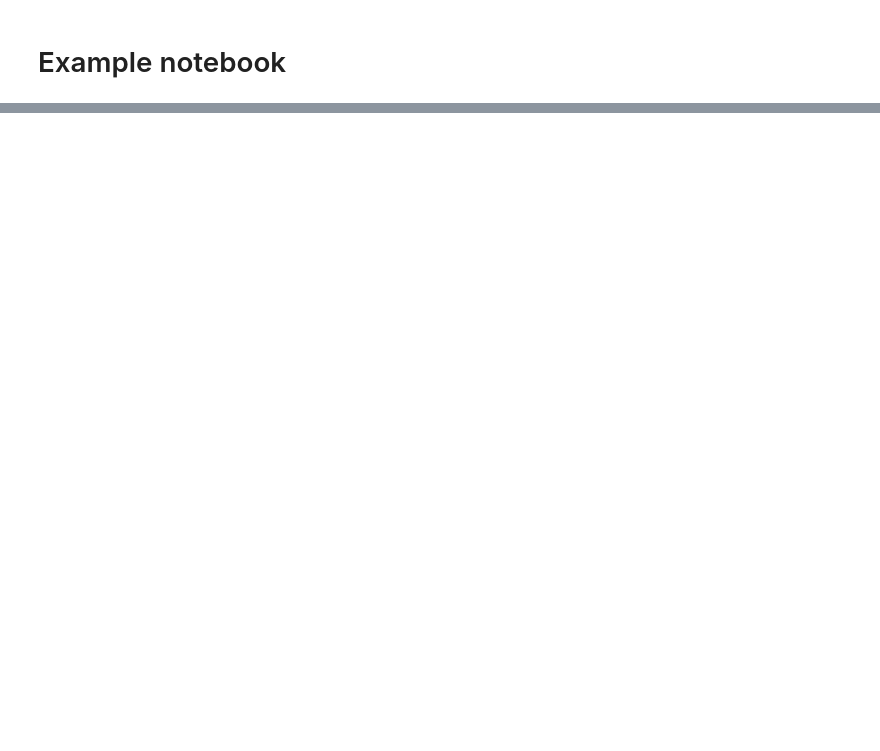
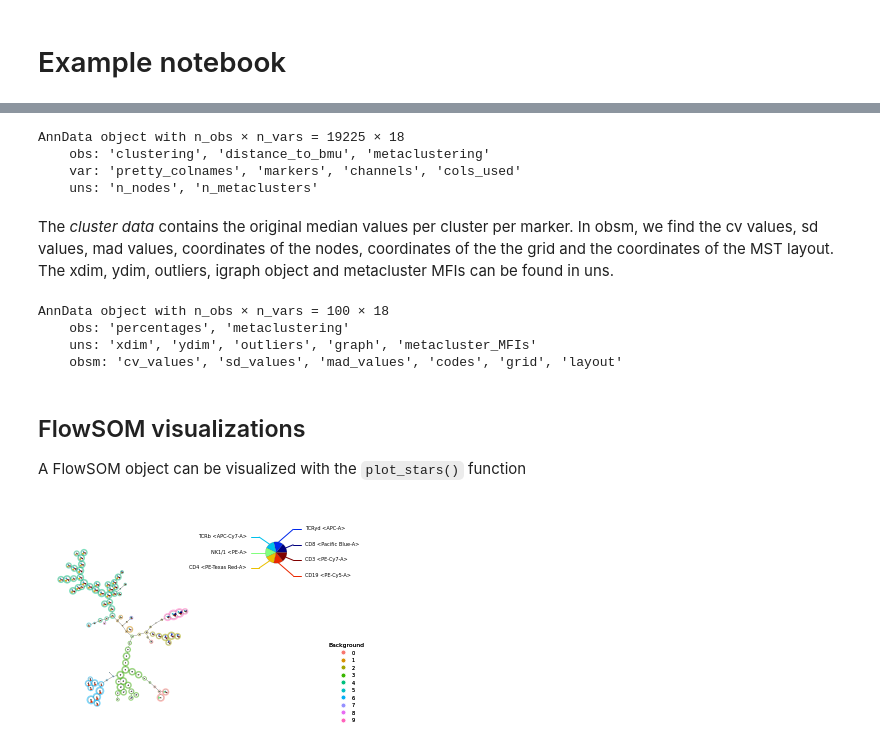
Before and after one commit to saeyslab/FlowSOM_Python, a Jupyter notebook: docs/notebooks/example.ipynb, the cells around one changed output, grey strips where cells are left out. Cells and saved outputs as stored; diff of their text form; code cells hidden in the pictures; blank space fills up the shorter version.

```diff
--- a/docs/notebooks/example.ipynb
+++ b/docs/notebooks/example.ipynb
@@ -28,0 +104,3 @@ Implement a preprocessing function here.
+# %%
+fsom = fs.FlowSOM(ff_t, cols_to_use, xdim = 10, ydim = 10, n_clus = 10)
+fsom.mudata
@@ -28,0 +128,27 @@ Implement a preprocessing function here.
+# %%
+fsom.get_cell_data()
+# %% [output]
+AnnData object with n_obs × n_vars = 19225 × 18
+    obs: 'clustering', 'distance_to_bmu', 'metaclustering'
+    var: 'pretty_colnames', 'markers', 'channels', 'cols_used'
+    uns: 'n_nodes', 'n_metaclusters'
+# %% [markdown]
+The *cluster data* contains the original median values per cluster per marker.
+In obsm, we find the cv values, sd values, mad values, coordinates of the nodes,
+coordinates of the the grid and the coordinates of the MST layout.
+The xdim, ydim, outliers, igraph object and metacluster MFIs can be found in uns.
+# %%
+fsom.get_cluster_data()
+# %% [output]
+AnnData object with n_obs × n_vars = 100 × 18
+    obs: 'percentages', 'metaclustering'
+    uns: 'xdim', 'ydim', 'outliers', 'graph', 'metacluster_MFIs'
+    obsm: 'cv_values', 'sd_values', 'mad_values', 'codes', 'grid', 'layout'
+# %% [markdown]
+## FlowSOM visualizations
+A FlowSOM object can be visualized with the `plot_stars()` function
+# %%
+p = fs.pl.plot_stars(fsom, background_values = fsom.get_cluster_data().obs.metaclustering)
+p.show()
+# %% [output]
+[figure, added]
```
Also changed, not shown: parts of 26 cells of this notebook, 11 other files.
